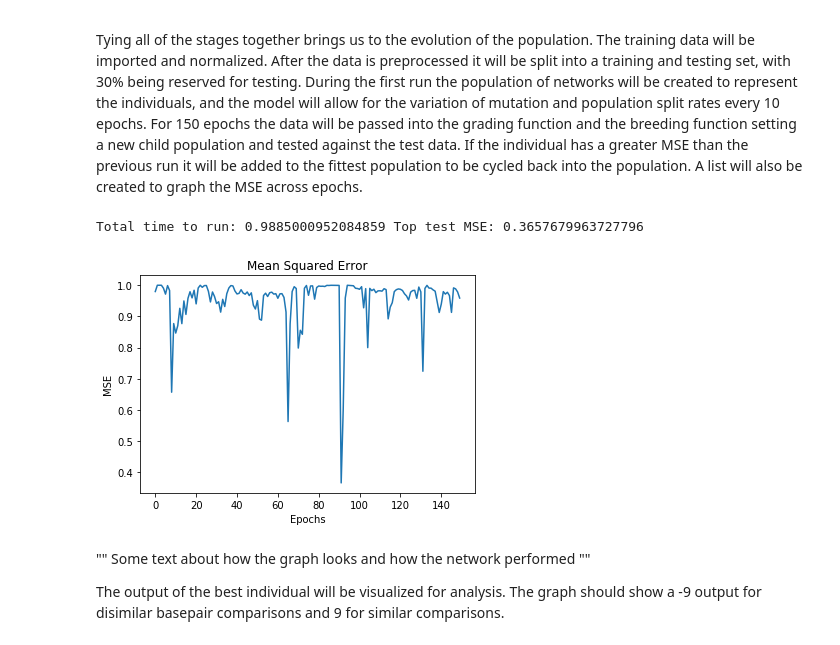
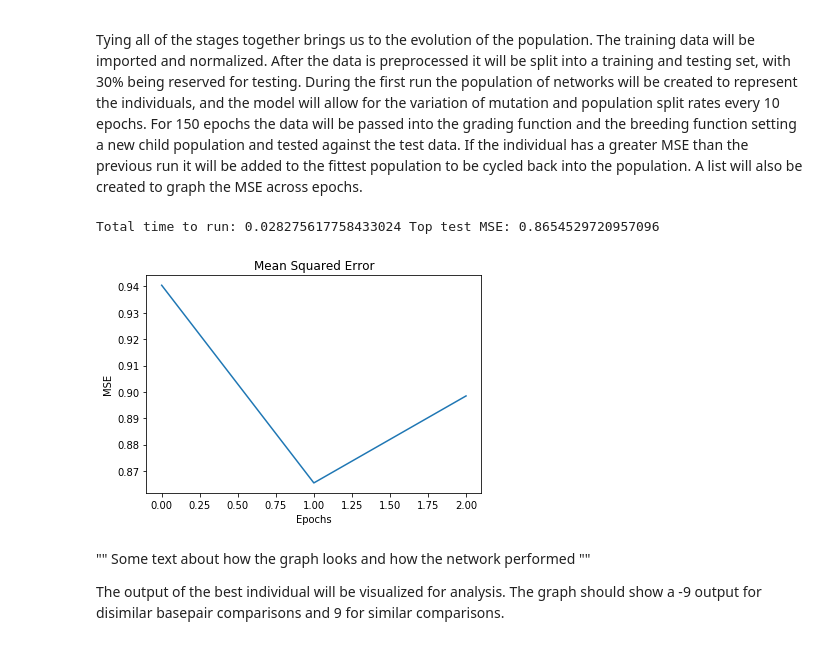
Before and after one commit to christophersanchez/DataScience, a Jupyter notebook: Thinkful/Unit6/Neuroevolution_DNA_Sequence_Comparison_Using_GA_Trained_Recurrent_Neural_Network.ipynb, the cells around one changed output. Saved outputs shown, nothing was run; the diff lists cells and outputs as text; code cells hidden in the pictures.

```diff
--- a/Thinkful/Unit6/Neuroevolution_DNA_Sequence_Comparison_Using_GA_Trained_Recurrent_Neural_Network.ipynb
+++ b/Thinkful/Unit6/Neuroevolution_DNA_Sequence_Comparison_Using_GA_Trained_Recurrent_Neural_Network.ipynb
@@ -195,15 +193,13 @@ def grade(pop, inputs, labels, split):
         y = []
         for layer in y_pred:
             for output in layer:
-                y.append(output)
-        for output in y:
-            if (output >= 0.5) or (output <= -0.5):
-                fitness_score += 1
-        fitness.append((fitness_score, m_s_e, i))
-    #fitness.sort(key=lambda tup: tup[0], reverse=True)
-    fitness.sort(key=lambda tup:(-tup[0],tup[1]))
+                if (output >= 0.5) or (output <= -0.5):
+                    fitness_score += 1
+        fitness.append((fitness_score, i))
 
-    graded_population = [individual[2] for individual in fitness]
+    #fitness.sort(key=lambda tup:(-tup[0],tup[1]))
+    fitness.sort(key=lambda x: x[0], reverse=True)
+    graded_population = [individual[1] for individual in fitness]
     # set split to allow for various splits
     fittest = graded_population[:split]
     weakest = graded_population[split:]
@@ -238,24 +234,19 @@ def crossover(fittest, weakest, rate):
 # %% [markdown]
 Mutations naturally occur in the wild. They can be benficial or detrimental. There are some mutations that can cause immunity to certain diseases, and there are some mutations that cause diseases. The mutate function will be used to add some variation to the previous networks by randomly selecting weights from the individuals based on a bernoulli distribution and summing them with value from a generated gaussian distribution.
 # %%
-def mutate(fittest, weakest, rate):
+def mutate(network, rate):
     # get weights of the fittest and weakest networks
-    fittest_weights = fittest.get_weights()
-    weakest_weights = weakest.get_weights()
+
+    weights = network.get_weights()
 
     # add a random value from a gaussian distributions to the previous weights
-    for layer in fittest_weights:
-        select_weights = bernoulli.rvs(p=rate, size=layer.shape)
-        random_numbers = np.random.normal(0, 1, layer.shape)
-        layer[select_weights==1] = random_numbers[select_weights==1] + layer[select_weights==1]
-    for layer in weakest_weights:
+    for layer in weights:
         select_weights = bernoulli.rvs(p=rate, size=layer.shape)
         random_numbers = np.random.normal(0, 1, layer.shape)
         layer[select_weights==1] = random_numbers[select_weights==1] + layer[select_weights==1]
 
     # set the new weights
-    fittest.set_weights(fittest_weights)
-    weakest.set_weights(weakest_weights)
+    network.set_weights(weights)
 # %% [markdown]
 ### VI Breeding
 
@@ -264,13 +255,11 @@ The breeding process is where everything starts to come to life. The crossover w
 def breed(fittest, weakest, rate):
     for weakest_model in weakest:
         weakest_model = np.random.choice(fittest)
-        #choose random model to take weights from
-        fittest_model = np.random.choice(fittest)
-        #crossover weights
-        #crossover(fittest_model, weakest_model, rate)
+
+    network_pop = fittest + weakest
+    for network in network_pop:
         # add or subtract weight from a gaussian distribution
-        mutate(fittest_model, weakest_model, rate)
-        network_pop = fittest + weakest
+        mutate(network, rate)
     return network_pop
 # %% [markdown]
 ### VII: Evolve
@@ -311,7 +300,7 @@ for run in range(1):
         pass
 
     # run 150 epochs
-    for epoch in range(150):
+    for epoch in range(3):
         start_epoch_time = time.time()
         # grade the network population, breed it, and set the network population
         # to the new offspring
@@ -336,7 +325,7 @@ for run in range(1):
         # it is added in order
         fittest_population = OrderedDict(sorted(fittest_population.items(),
                                                 key=lambda t: t[0],
-                                                reverse=False))
+                                                reverse=True))
 
         #insert the top population into the network population
         for individual in fittest_population.values():
@@ -364,35 +353,35 @@ for run in range(1):
         # update the graph of MSE's for each epoch
         plt.plot(graph_mse)
         plt.title('Mean Squared Error')
         plt.xlabel('Epochs')
         plt.ylabel('MSE')
         plt.show()
 
     stop_run_time = time.time()
     run_duration = stop_run_time-start_run_time
     clear_output()
     print("Completed {} run(s):".format(run + 1), 'Time:', run_duration)
 
 # At the end of running make sure the fittest individuals are in the top of the population
 for individual in fittest_population.values():
             network_population.insert(0, individual)
 
 y_pred = network_population[0].predict(X_test)
 top_test = mse(y_test, y_pred)
 clear_output()
 total_time_end = time.time()
 total_time = total_time_end-total_time_start
 print('Total time to run:', (total_time / 60) / 60, 'Top test MSE:', previous_mse )
 
 # graph the Mean Squared error of the top networks through each epoch.
 plt.plot(graph_mse)
 plt.title('Mean Squared Error')
 plt.xlabel('Epochs')
 plt.ylabel('MSE')
 plt.show()
 # %% [output]
-Total time to run: 0.9885000952084859 Top test MSE: 0.3657679963727796
+Total time to run: 0.028275617758433024 Top test MSE: 0.8654529720957096
-[figure, old version]
+[figure, new version]
 # %% [markdown]
 "" Some text about how the graph looks and how the network performed ""
 
```
Also changed, not shown: parts of 13 cells of this notebook.
